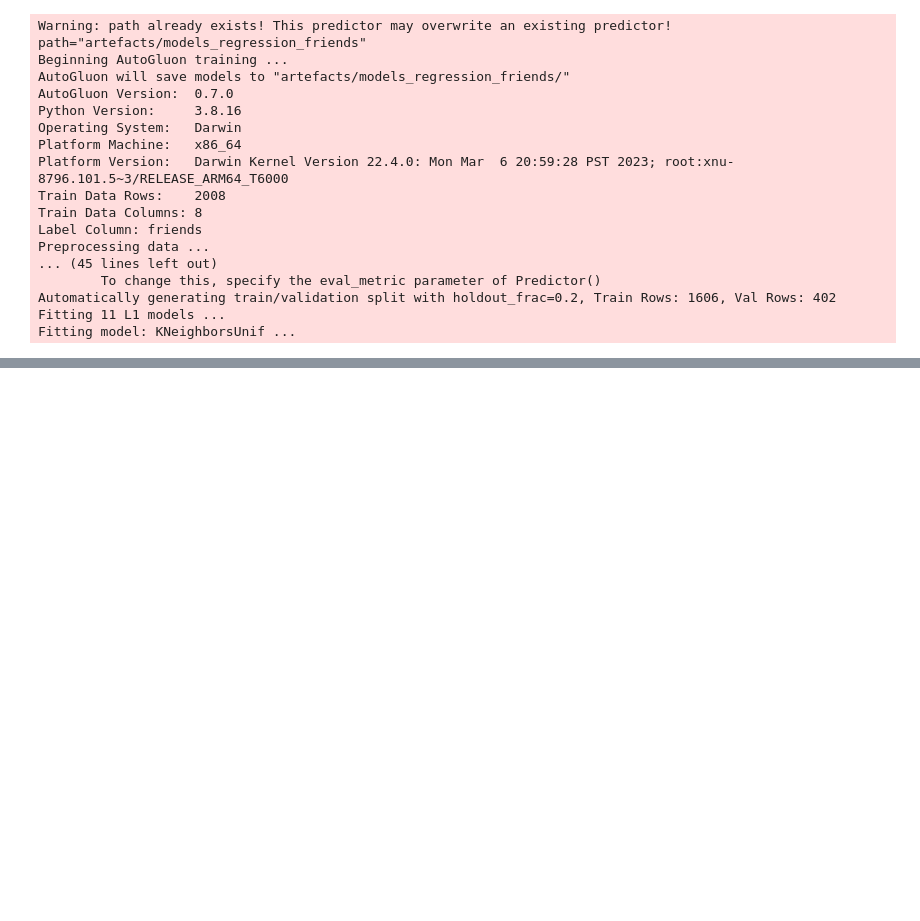
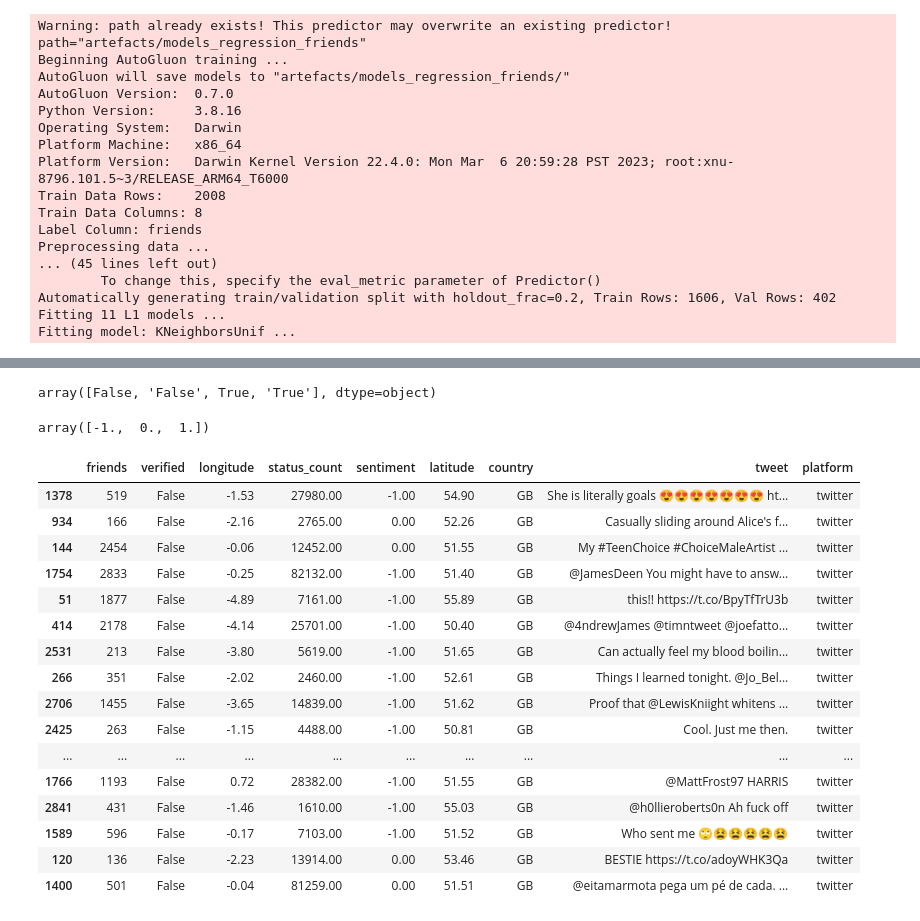
Before and after one commit to Biddie/final_project, a Jupyter notebook: Final Project Purplezone.ipynb, the cells around one changed output, grey strips where cells are left out. Drawn from its saved outputs; the diff is of its cells as text; code cells hidden in the pictures; blank space fills up the shorter version.

```diff
--- a/Final Project Purplezone.ipynb
+++ b/Final Project Purplezone.ipynb
@@ -575,0 +604,28 @@ predictor.fit_summary()
+# %%
+test_data["verified"].unique()
+# %% [output]
+array([False, 'False', True, 'True'], dtype=object)
+# %%
+test_data["sentiment"].unique()
+# %% [output]
+array([-1.,  0.,  1.])
+# %%
+test_data
+# %% [output]
+|  | friends | verified | longitude | status_count | sentiment | latitude | country | tweet | platform |
+| 1378 | 519 | False | -1.53 | 27980.00 | -1.00 | 54.90 | GB | She is literally goals 😍😍😍😍😍😍😍 ht... | twitter |
+| 934 | 166 | False | -2.16 | 2765.00 | 0.00 | 52.26 | GB | Casually sliding around Alice's f... | twitter |
+| 144 | 2454 | False | -0.06 | 12452.00 | 0.00 | 51.55 | GB | My #TeenChoice #ChoiceMaleArtist ... | twitter |
+| 1754 | 2833 | False | -0.25 | 82132.00 | -1.00 | 51.40 | GB | @JamesDeen You might have to answ... | twitter |
+| 51 | 1877 | False | -4.89 | 7161.00 | -1.00 | 55.89 | GB | this!! https://t.co/BpyTfTrU3b | twitter |
+| 414 | 2178 | False | -4.14 | 25701.00 | -1.00 | 50.40 | GB | @4ndrewJames @timntweet @joefatto... | twitter |
+| 2531 | 213 | False | -3.80 | 5619.00 | -1.00 | 51.65 | GB | Can actually feel my blood boilin... | twitter |
+| 266 | 351 | False | -2.02 | 2460.00 | -1.00 | 52.61 | GB | Things I learned tonight. @Jo_Bel... | twitter |
+| 2706 | 1455 | False | -3.65 | 14839.00 | -1.00 | 51.62 | GB | Proof that @LewisKniight whitens ... | twitter |
+| 2425 | 263 | False | -1.15 | 4488.00 | -1.00 | 50.81 | GB | Cool. Just me then. | twitter |
+| ... | ... | ... | ... | ... | ... | ... | ... | ... | ... |
+| 1766 | 1193 | False | 0.72 | 28382.00 | -1.00 | 51.55 | GB | @MattFrost97 HARRIS | twitter |
+| 2841 | 431 | False | -1.46 | 1610.00 | -1.00 | 55.03 | GB | @h0llieroberts0n Ah fuck off | twitter |
+| 1589 | 596 | False | -0.17 | 7103.00 | -1.00 | 51.52 | GB | Who sent me 🙄😫😫😫😫😫 | twitter |
+| 120 | 136 | False | -2.23 | 13914.00 | 0.00 | 53.46 | GB | BESTIE https://t.co/adoyWHK3Qa | twitter |
+| 1400 | 501 | False | -0.04 | 81259.00 | 0.00 | 51.51 | GB | @eitamarmota pega um pé de cada. ... | twitter |
```
Also changed, not shown: parts of 11 cells of this notebook, 5 other files.
